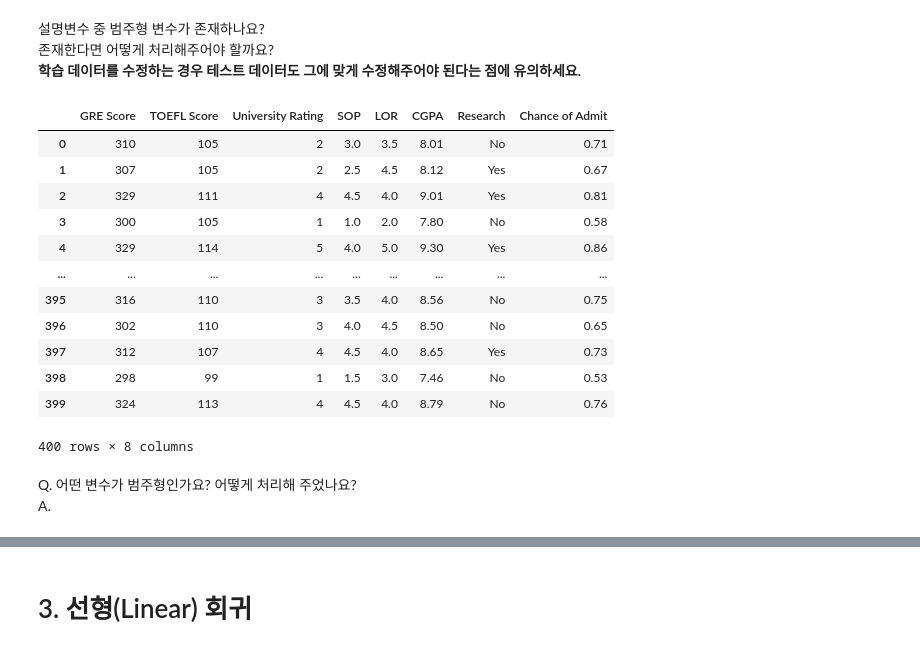
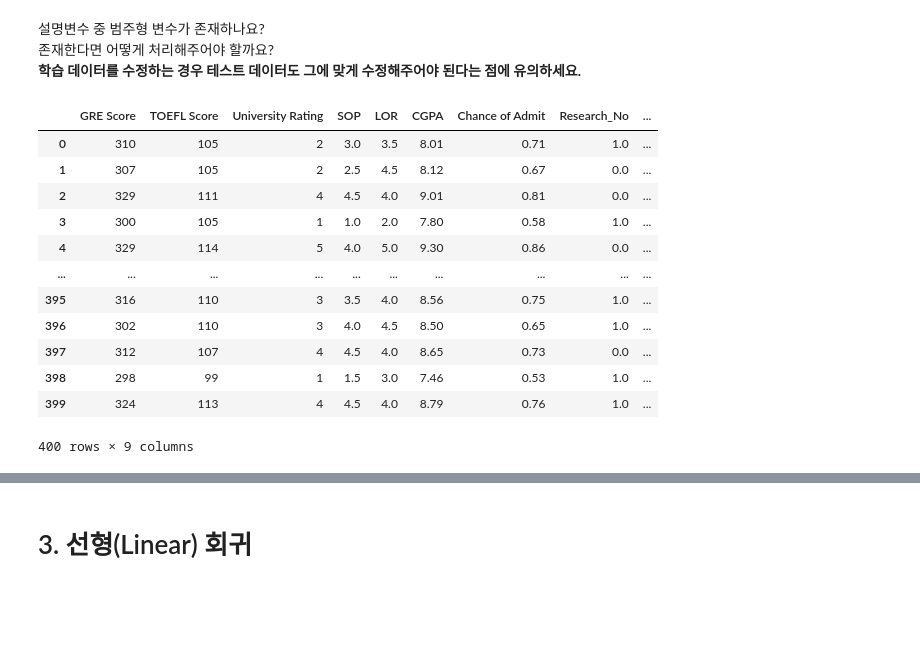
Before and after one commit to lhmlhm1111/ybigta_task, a Jupyter notebook: regression/20기_디지털애널리틱스_이학민.ipynb, the cells around one changed output, grey strips where cells are left out. Saved outputs shown, nothing was run; the diff lists cells and outputs as text; code cells hidden in the pictures; blank space fills up the shorter version.

```diff
--- a/regression/20기_디지털애널리틱스_이학민.ipynb
+++ b/regression/20기_디지털애널리틱스_이학민.ipynb
@@ -138,23 +138,25 @@ A. 데이터에 결측치가 없습니다
 설명변수 중 범주형 변수가 존재하나요?
 존재한다면 어떻게 처리해주어야 할까요?
 **학습 데이터를 수정하는 경우 테스트 데이터도 그에 맞게 수정해주어야 된다는 점에 유의하세요.**
-# %%
-## TODO
-train
-# %% [output]
-|  | GRE Score | TOEFL Score | University Rating | SOP | LOR | CGPA | Research | Chance of Admit |
-| 0 | 310 | 105 | 2 | 3.0 | 3.5 | 8.01 | No | 0.71 |
-| 1 | 307 | 105 | 2 | 2.5 | 4.5 | 8.12 | Yes | 0.67 |
-| 2 | 329 | 111 | 4 | 4.5 | 4.0 | 9.01 | Yes | 0.81 |
-| 3 | 300 | 105 | 1 | 1.0 | 2.0 | 7.80 | No | 0.58 |
-| 4 | 329 | 114 | 5 | 4.0 | 5.0 | 9.30 | Yes | 0.86 |
-| ... | ... | ... | ... | ... | ... | ... | ... | ... |
-| 395 | 316 | 110 | 3 | 3.5 | 4.0 | 8.56 | No | 0.75 |
-| 396 | 302 | 110 | 3 | 4.0 | 4.5 | 8.50 | No | 0.65 |
-| 397 | 312 | 107 | 4 | 4.5 | 4.0 | 8.65 | Yes | 0.73 |
-| 398 | 298 | 99 | 1 | 1.5 | 3.0 | 7.46 | No | 0.53 |
-| 399 | 324 | 113 | 4 | 4.5 | 4.0 | 8.79 | No | 0.76 |
-400 rows × 8 columns
-# %% [markdown]
-Q. 어떤 변수가 범주형인가요? 어떻게 처리해 주었나요?
-A.
+# %%
+## TODO
+from sklearn.preprocessing import OneHotEncoder
+OHE = OneHotEncoder()
+Research_OHE = OHE.fit_transform(train['Research'].to_numpy().reshape(-1,1)).toarray()
+train[['Research_No', 'Research_Yes']] = Research_OHE
+train = train.drop('Research', axis=1)
+train
+# %% [output]
+|  | GRE Score | TOEFL Score | University Rating | SOP | LOR | CGPA | Chance of Admit | Research_No | ... |
+| 0 | 310 | 105 | 2 | 3.0 | 3.5 | 8.01 | 0.71 | 1.0 | ... |
+| 1 | 307 | 105 | 2 | 2.5 | 4.5 | 8.12 | 0.67 | 0.0 | ... |
+| 2 | 329 | 111 | 4 | 4.5 | 4.0 | 9.01 | 0.81 | 0.0 | ... |
+| 3 | 300 | 105 | 1 | 1.0 | 2.0 | 7.80 | 0.58 | 1.0 | ... |
+| 4 | 329 | 114 | 5 | 4.0 | 5.0 | 9.30 | 0.86 | 0.0 | ... |
+| ... | ... | ... | ... | ... | ... | ... | ... | ... | ... |
+| 395 | 316 | 110 | 3 | 3.5 | 4.0 | 8.56 | 0.75 | 1.0 | ... |
+| 396 | 302 | 110 | 3 | 4.0 | 4.5 | 8.50 | 0.65 | 1.0 | ... |
+| 397 | 312 | 107 | 4 | 4.5 | 4.0 | 8.65 | 0.73 | 0.0 | ... |
+| 398 | 298 | 99 | 1 | 1.5 | 3.0 | 7.46 | 0.53 | 1.0 | ... |
+| 399 | 324 | 113 | 4 | 4.5 | 4.0 | 8.79 | 0.76 | 1.0 | ... |
+400 rows × 9 columns
```
Also changed, not shown: parts of 24 cells of this notebook.
